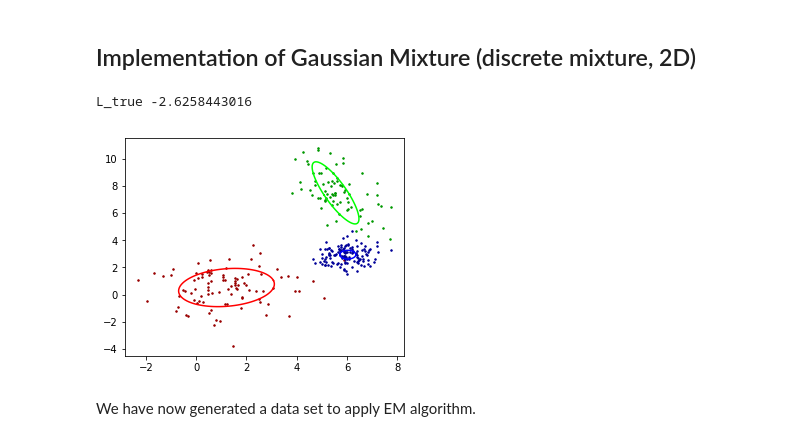
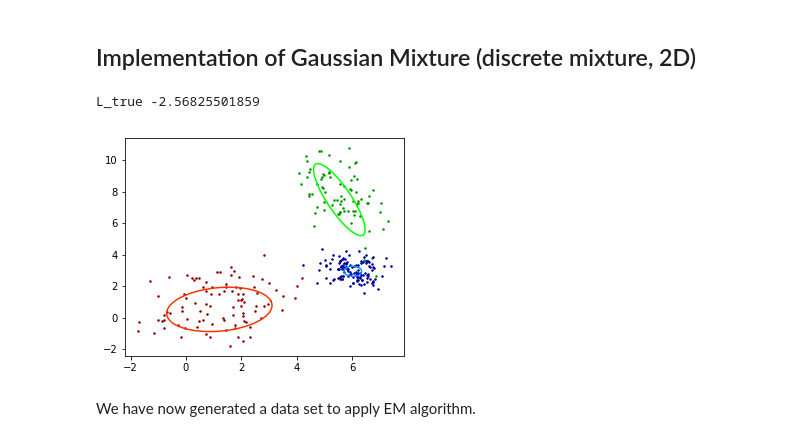
Before and after one commit to kiyomizuhi/machine_learning_scratch_Prince_computer_vision, a Jupyter notebook: EM_algorithm.ipynb, the cells around one changed output. Drawn from its saved outputs; the diff is of its cells as text; code cells hidden in the pictures.

```diff
--- a/EM_algorithm.ipynb
+++ b/EM_algorithm.ipynb
@@ -159,24 +159,24 @@ lm_ind = np.insert(lm_ind, 0, 0)
 # %%
 smp = np.zeros((dim, ns))
 gs_true = np.zeros(ns)
 %matplotlib inline
 clrs1 = [(0.6, 0, 0), (0, 0.6, 0), (0, 0, 0.6)]
-clrs2 = [(1, 0, 0), (0, 1, 0), (0, 0, 1)]
+clrs2 = [(1, 0.2, 0), (0, 1, 0), (0, 0.6, 1)]
 plt.rcParams['figure.figsize'] = (5.0, 4.0) # set default size of plots
 
 for i in range(nm):
     this_smp = np.random.multivariate_normal(mu[i], sg[i], lm_ind[i+1] - lm_ind[i]).T
     smp[:, lm_ind[i]:lm_ind[i+1]] = this_smp
     gs_true[lm_ind[i]:lm_ind[i+1]] = multivariate_normal(mu[i], sg[i]).pdf(this_smp.T)
     plt.plot(this_smp[0], this_smp[1], '.', markersize=3, color=clrs1[i])
     elp = contour_ellipse(mu[i], sg[i])
     plt.plot(elp[0], elp[1], color=clrs2[i], ls='-')
 
 L_true = np.log(gs_true).sum() / ns # average log likelihood
 print('L_true', L_true)
 # %% [output]
-L_true -2.6258443016
+L_true -2.56825501859
-[figure, old version]
+[figure, new version]
 # %% [markdown]
 We have now generated a data set to apply EM algorithm.
 # %%
```
Also changed, not shown: parts of 7 cells of this notebook.
